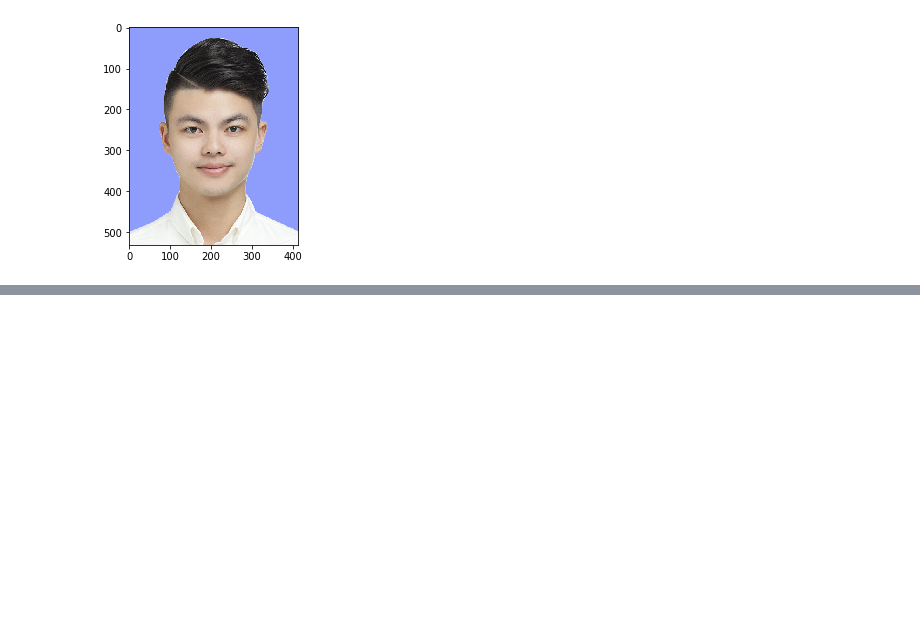
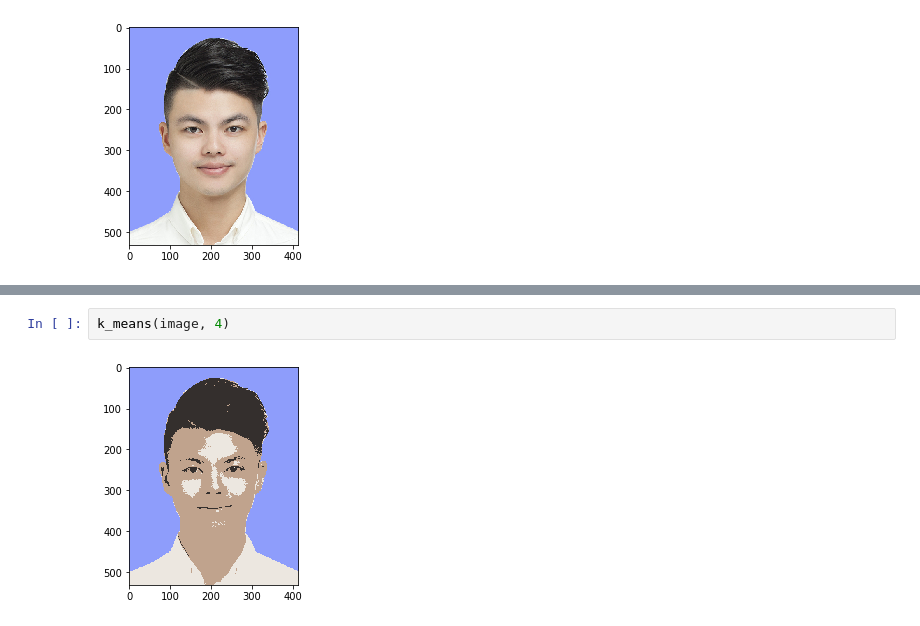
Before and after one commit to allenhyp/EE240_Pattern_Recognition, a Jupyter notebook: hw_4/h4_3.ipynb, the cells around one changed output, grey strips where cells are left out. Drawn from its saved outputs; the diff is of its cells as text; blank space fills up the shorter version.

```diff
--- a/hw_4/h4_3.ipynb
+++ b/hw_4/h4_3.ipynb
@@ -15,0 +61,4 @@ plt.imshow(image)
+# %%
+k_means(image, 4)
+# %% [output]
+[figure, added]
```
Also changed, not shown: parts of 13 cells of this notebook, 1 other file.
